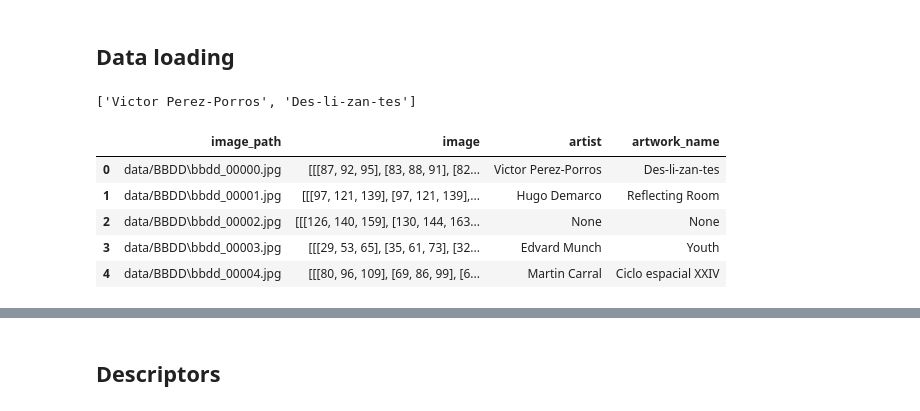
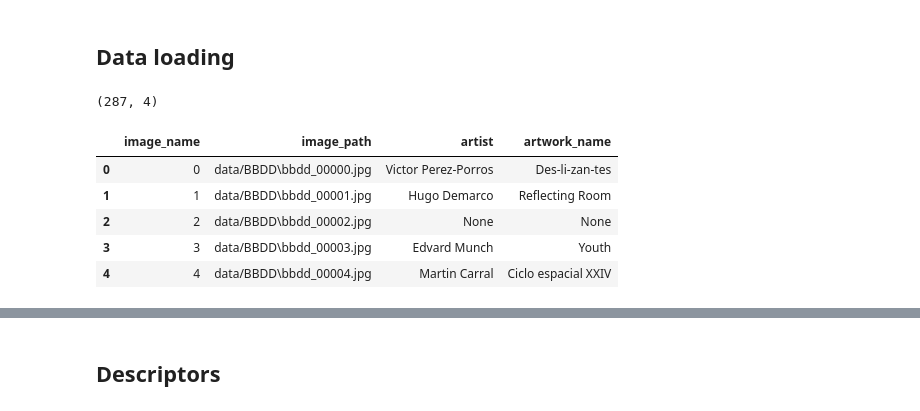
Before and after one commit to MCV-2026-C1-Project/Team-3, a Jupyter notebook: descriptors_paula.ipynb, the cells around one changed output, grey strips where cells are left out. Saved outputs shown, nothing was run; the diff lists cells and outputs as text; code cells hidden in the pictures.

```diff
--- a/descriptors_paula.ipynb
+++ b/descriptors_paula.ipynb
@@ -77,20 +80,14 @@ def build_dataset(dataset_dir):
 
     return df
 # %%
-df = build_dataset(TRAIN_DIR)
+df_bbdd = build_dataset(TRAIN_DIR)
+print(df_bbdd.shape)
+df_bbdd.head()
+# %% [output]
+(287, 4)
+|  | image_name | image_path | artist | artwork_name |
+| 0 | 0 | data/BBDD\bbdd_00000.jpg | Victor Perez-Porros | Des-li-zan-tes |
+| 1 | 1 | data/BBDD\bbdd_00001.jpg | Hugo Demarco | Reflecting Room |
+| 2 | 2 | data/BBDD\bbdd_00002.jpg | None | None |
+| 3 | 3 | data/BBDD\bbdd_00003.jpg | Edvard Munch | Youth |
+| 4 | 4 | data/BBDD\bbdd_00004.jpg | Martin Carral | Ciclo espacial XXIV |
-# %%
-with open("data/BBDD/bbdd_00000.txt", "r", encoding="utf-8") as f:
-    line = f.readlines()[0]
-    result = list(ast.literal_eval(line))
-    print(result)
-# %% [output]
-['Victor Perez-Porros', 'Des-li-zan-tes']
-# %%
-df.head()
-# %% [output]
-|  | image_path | image | artist | artwork_name |
-| 0 | data/BBDD\bbdd_00000.jpg | [[[87, 92, 95], [83, 88, 91], [82... | Victor Perez-Porros | Des-li-zan-tes |
-| 1 | data/BBDD\bbdd_00001.jpg | [[[97, 121, 139], [97, 121, 139],... | Hugo Demarco | Reflecting Room |
-| 2 | data/BBDD\bbdd_00002.jpg | [[[126, 140, 159], [130, 144, 163... | None | None |
-| 3 | data/BBDD\bbdd_00003.jpg | [[[29, 53, 65], [35, 61, 73], [32... | Edvard Munch | Youth |
-| 4 | data/BBDD\bbdd_00004.jpg | [[[80, 96, 109], [69, 86, 99], [6... | Martin Carral | Ciclo espacial XXIV |
```
Also changed, not shown: parts of 17 cells of this notebook.
